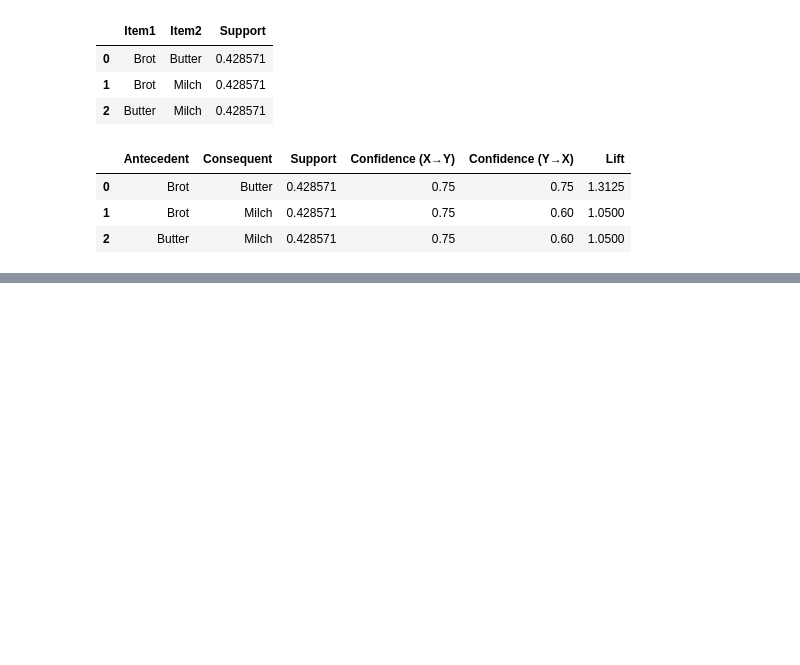
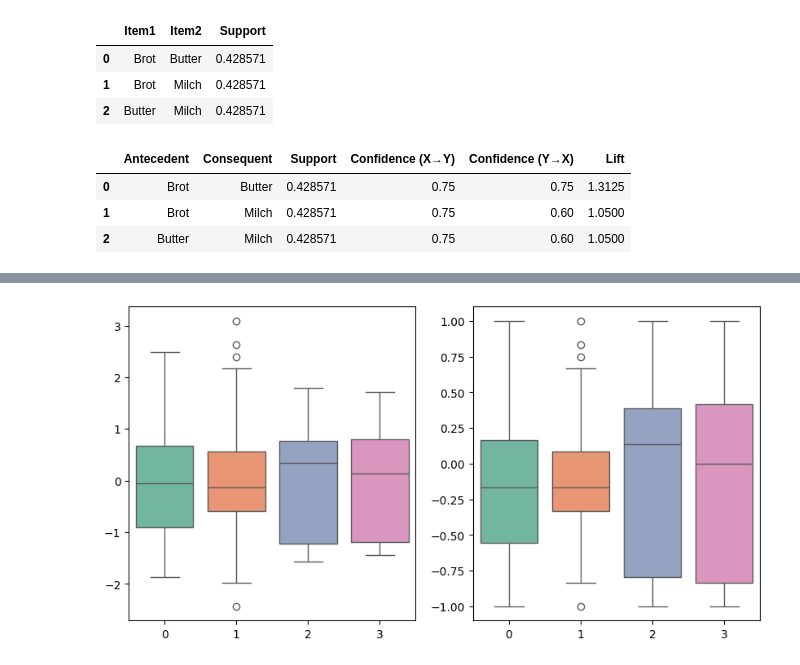
Before and after one commit to josefineselke/Machine-Learning-Track, a Jupyter notebook: Theorie.ipynb, the cells around one changed output, grey strips where cells are left out. Saved outputs shown, nothing was run; the diff lists cells and outputs as text; code cells hidden in the pictures; blank space fills up the shorter version.

Commit message:
Beginn Daten-Preprocessing

```diff
--- a/Theorie.ipynb
+++ b/Theorie.ipynb
@@ -1075,0 +1118,21 @@ rules_df.sort_values('Lift', ascending=False)
+# %%
+from sklearn.datasets import load_iris
+from sklearn.preprocessing import StandardScaler, MinMaxScaler
+import pandas as pd
+import matplotlib.pyplot as plt
+import seaborn as sb
+
+# Daten laden und skalieren
+iris = load_iris()
+X = iris.data
+X_standardized = StandardScaler().fit_transform(X)
+X_normalized = MinMaxScaler(feature_range=(-1, 1)).fit_transform(X)
+
+plt.figure(figsize=(10, 5))
+plt.subplot(1, 2, 1)
+sb.boxplot(X_standardized, palette="Set2")
+plt.subplot(1, 2, 2)
+sb.boxplot(X_normalized, palette="Set2")
+plt.show()
+# %% [output]
+[figure, added]
```
Also changed, not shown: parts of 8 cells of this notebook.
